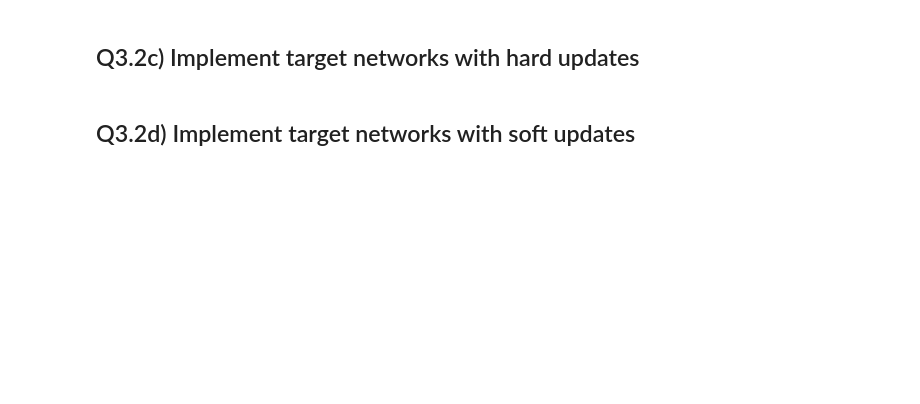
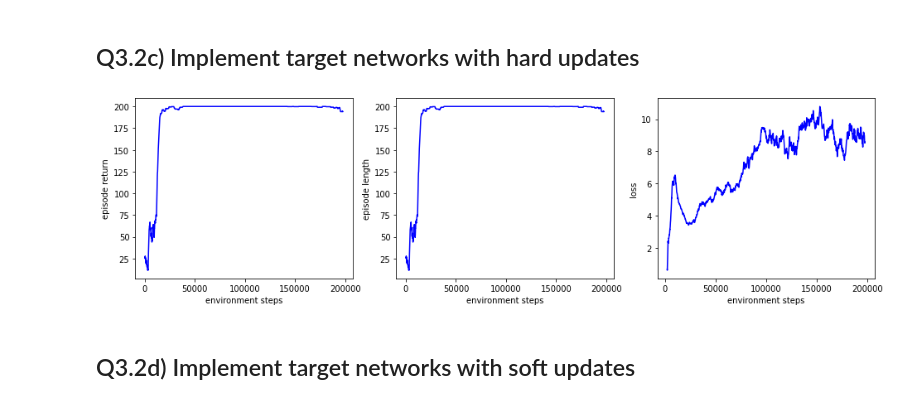
Before and after one commit to Veikko-Saikkonen/delft-deep-reinforcement-learning, a Jupyter notebook: Assignment3_2.ipynb, the cells around one changed output. Saved outputs shown, nothing was run; the diff lists cells and outputs as text; code cells hidden in the pictures; blank space fills up the shorter version.

```diff
--- a/Assignment3_2.ipynb
+++ b/Assignment3_2.ipynb
@@ -800,34 +800,50 @@ class QLearnerHardTarget (QLearner):
         self.target_update_calls = 0
         if params.get('target_model', True):
             self.target_model = deepcopy(model)
             for p in self.target_model.parameters():
                 p.requires_grad = False
         assert self.target_model is None or self.target_update == 'soft' or self.target_update == 'copy',\
             'If a target model is specified, it needs to be updated using the "soft" or "copy" options.'
 
-    # YOUR CODE HERE!!!
+    def target_model_update(self):
+        """ This function updates the target network. No target network is implemented yet. """
+        self.target_update_calls += 1
+        if self.target_update_calls % self.target_update_interval == 0:
+            self.target_model.load_state_dict(self.model.state_dict())
+        return self.target_model
+
+    def q_values(self, states, target=False):
+        """ Reutrns the Q-values of the given "states".
+            I supposed to use the target network if "target=True", but this is not implemented here. """
+        if target:
+            q =  self.target_model(states)
+        else:
+            q = self.model(states)
+        return q
 
 
 # Executing this code-block defines a new experiment
 params = default_params()
 params['max_steps'] = int(2E5)
 params['target_model'] = True
 params['target_update'] = 'copy'
 params['target_update_interval'] = 10
 env = gym.make(params['env'])
 n_actions, state_dim = env.action_space.n, env.observation_space.shape[0]
 model = th.nn.Sequential(th.nn.Linear(state_dim, 128), th.nn.ReLU(),
                          th.nn.Linear(128, 512), th.nn.ReLU(),
                          th.nn.Linear(512, 128), th.nn.ReLU(),
                          th.nn.Linear(128, n_actions))
 experiment = DQNExperiment(params, model, learner=QLearnerHardTarget(model, params))
 
 # Re-executing this code-block picks up the experiment where you left off
 try:
     experiment.run()
 except KeyboardInterrupt:
     experiment.close()
 experiment.plot_training()
+# %% [output]
+[figure, added]
 # %% [markdown]
 ## Q3.2d) Implement target networks with soft updates <a id=q4></a>
 # %%
```
Also changed, not shown: parts of 8 cells of this notebook.
